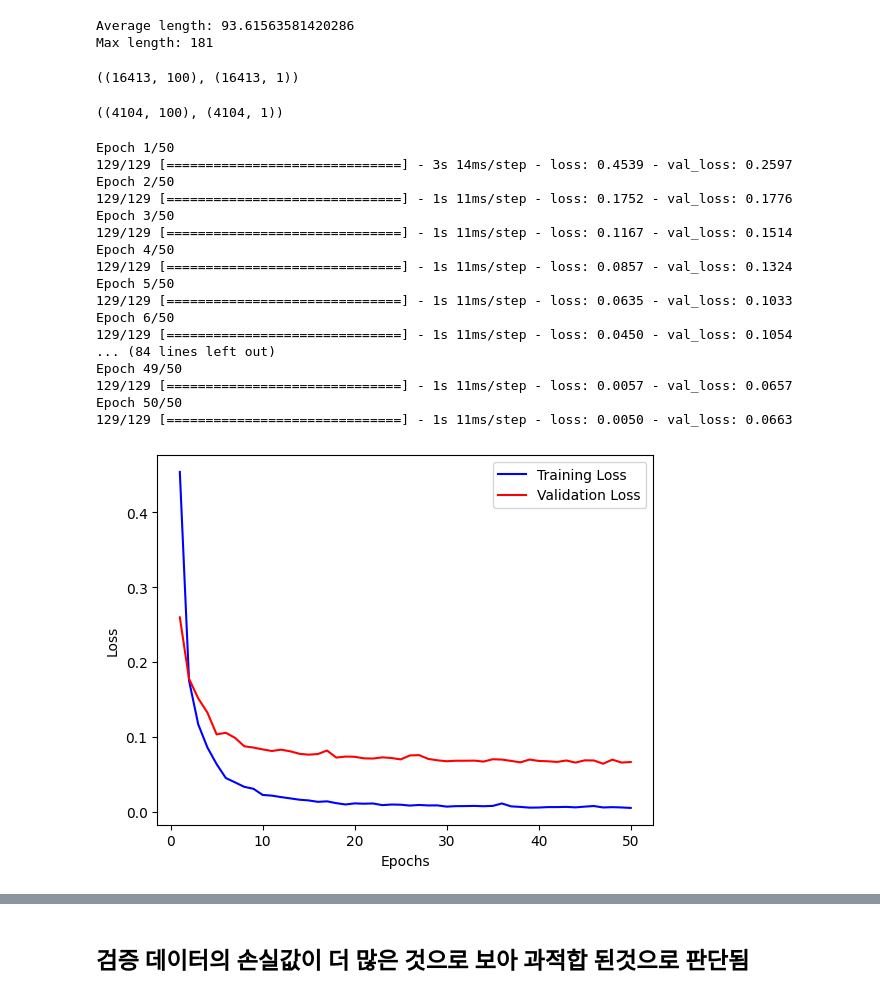
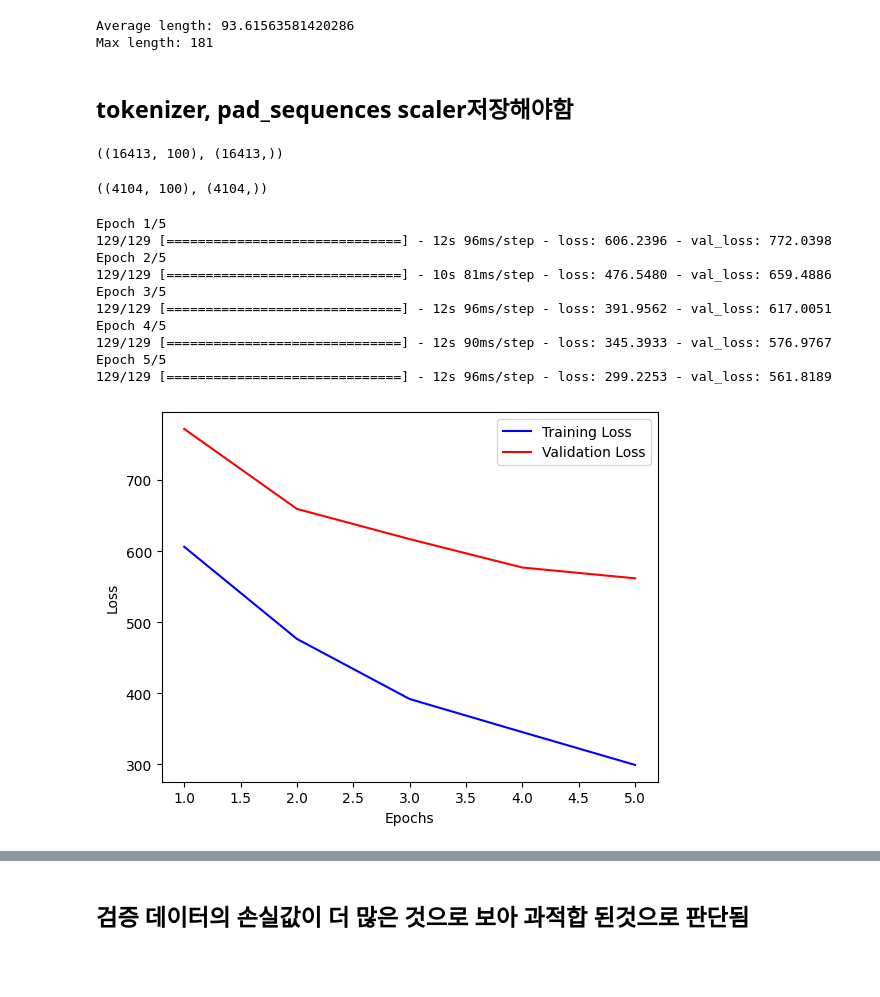
Before and after one commit to hwk44/ShipSupplies, a Jupyter notebook: DA/notebooks/regression.ipynb, the cells around one changed output, grey strips where cells are left out. Cells and saved outputs as stored; diff of their text form; code cells hidden in the pictures; blank space fills up the shorter version.

```diff
--- a/DA/notebooks/regression.ipynb
+++ b/DA/notebooks/regression.ipynb
@@ -1112,34 +1123,11 @@ padded_sequences = pad_sequences(sequences, maxlen=max_sequence_length)
 # 데이터 분할
 X_train, X_test, y_train, y_test = train_test_split(padded_sequences, y, test_size=0.2, random_state=42)
 
-# y_train과 y_test 정규화
-scaler = StandardScaler()
-y_train = scaler.fit_transform(y_train.values.reshape(-1, 1))
-y_test = scaler.transform(y_test.values.reshape(-1, 1))
+# # y_train과 y_test 정규화
+# scaler = StandardScaler()
+# y_train = scaler.fit_transform(y_train.values.reshape(-1, 1))
+# y_test = scaler.transform(y_test.values.reshape(-1, 1))
 
-# 모델 구성
-# model = Sequential()
-# model.add(Embedding(input_dim=500, output_dim=100, input_length=max_sequence_length))
-# model.add(Conv1D(filters=64, kernel_size=3, activation='relu'))
-# model.add(MaxPooling1D(pool_size=2))
-# model.add(LSTM(64))
-# model.add(Dense(1))
-
-# # 위에 코드 가져옴
-# model = Sequential()
-# model.add(Conv1D(filters=64, kernel_size=3, activation='relu', input_shape=(max_sequence_length,)))
-# model.add(Reshape((12309, 64)))
-# model.add(MaxPooling1D(pool_size=2))
-# model.add(LSTM(64))
-# model.add(Dense(1))
-
-# 모델 구성 # 0.92
-# model = Sequential()
-# model.add(Embedding(input_dim=12309, output_dim=100, input_length=max_sequence_length))
-# model.add(Conv1D(filters=64, kernel_size=3, activation='relu'))
-# model.add(MaxPooling1D(pool_size=2))
-# model.add(LSTM(64))
-# model.add(Dense(1))
 
 # 모델 구성
 model = Sequential()
@@ -1159 +1145,3 @@ model.compile(loss='mean_squared_error', optimizer='adam')
+# %% [markdown]
+## tokenizer, pad_sequences scaler저장해야함
 # %%
@@ -1166,48 +1154,41 @@ with open("../model/scaler.pkl", "wb") as file:
 X_train.shape, y_train.shape
 # len(X), len(y)
 # %% [output]
-((16413, 100), (16413, 1))
+((16413, 100), (16413,))
 # %%
 X_test.shape, y_test.shape
 # %% [output]
-((4104, 100), (4104, 1))
+((4104, 100), (4104,))
 # %%
 import matplotlib.pyplot as plt
 
 # 모델 훈련
-history = model.fit(X_train, y_train, epochs=50, batch_size=128, validation_data=(X_test, y_test))
+history = model.fit(X_train, y_train, epochs=5, batch_size=128, validation_data=(X_test, y_test))
 
 # 손실 값 추출
 train_loss = history.history['loss']
 val_loss = history.history['val_loss']
 
 # 에포크 수
 epochs = range(1, len(train_loss) + 1)
 
 # 학습 곡선 그리기
 plt.plot(epochs, train_loss, 'b-', label='Training Loss')
 plt.plot(epochs, val_loss, 'r-', label='Validation Loss')
 plt.xlabel('Epochs')
 plt.ylabel('Loss')
 plt.legend()
 plt.show()
 # %% [output]
-Epoch 1/50
-129/129 [==============================] - 3s 14ms/step - loss: 0.4539 - val_loss: 0.2597
-Epoch 2/50
-129/129 [==============================] - 1s 11ms/step - loss: 0.1752 - val_loss: 0.1776
-Epoch 3/50
-129/129 [==============================] - 1s 11ms/step - loss: 0.1167 - val_loss: 0.1514
-Epoch 4/50
-129/129 [==============================] - 1s 11ms/step - loss: 0.0857 - val_loss: 0.1324
-Epoch 5/50
-129/129 [==============================] - 1s 11ms/step - loss: 0.0635 - val_loss: 0.1033
-Epoch 6/50
-129/129 [==============================] - 1s 11ms/step - loss: 0.0450 - val_loss: 0.1054
-... (84 lines left out)
-Epoch 49/50
-129/129 [==============================] - 1s 11ms/step - loss: 0.0057 - val_loss: 0.0657
-Epoch 50/50
-129/129 [==============================] - 1s 11ms/step - loss: 0.0050 - val_loss: 0.0663
+Epoch 1/5
+129/129 [==============================] - 12s 96ms/step - loss: 606.2396 - val_loss: 772.0398
+Epoch 2/5
+129/129 [==============================] - 10s 81ms/step - loss: 476.5480 - val_loss: 659.4886
+Epoch 3/5
+129/129 [==============================] - 12s 96ms/step - loss: 391.9562 - val_loss: 617.0051
+Epoch 4/5
+129/129 [==============================] - 12s 90ms/step - loss: 345.3933 - val_loss: 576.9767
+Epoch 5/5
+129/129 [==============================] - 12s 96ms/step - loss: 299.2253 - val_loss: 561.8189
-[figure, old version]
+[figure, new version]
 # %%
```
Also changed, not shown: parts of 16 cells of this notebook, 6 other files.
